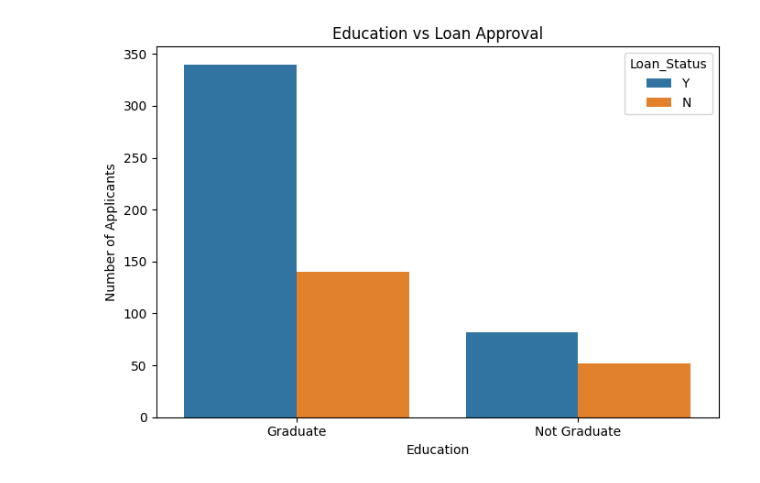
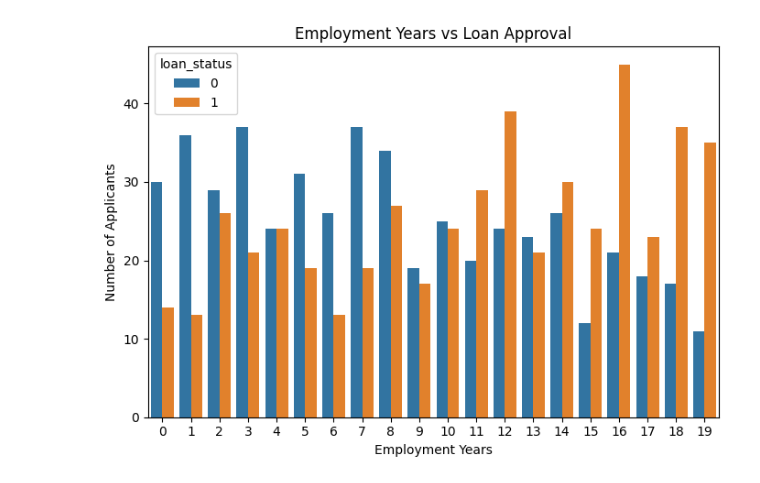
Before and after one commit to Shyam-Krishnan24/Capstone-Project-, a Jupyter notebook: Supervised_Learning/ADV_LOAN_APPROVAL/analysis/Loan_Analysis1.ipynb, the cells around one changed output. Cells and saved outputs as stored; diff of their text form; code cells hidden in the pictures.

```diff
--- a/Supervised_Learning/ADV_LOAN_APPROVAL/analysis/Loan_Analysis1.ipynb
+++ b/Supervised_Learning/ADV_LOAN_APPROVAL/analysis/Loan_Analysis1.ipynb
@@ -197,66 +203,47 @@ Name: count, dtype: int64
 # %%
-print("\n------------- credit history analysis ----------------")
-print("Credit History Frequency:")
-print(df["Credit_History"].value_counts(dropna=False))
-print("\nCredit History vs Loan Status:")
+print("\n------------- credit score analysis ----------------")
+print("Credit score summary:")
+print(df["credit_score"].describe())
+print("\nCredit score vs loan status:")
+print(pd.crosstab(df["credit_score"], df["loan_status"], dropna=False))
+print("\nLoan approval percentage by credit score:")
+print(
+    pd.crosstab(df["credit_score"], df["loan_status"], normalize="index", dropna=False)
+    .mul(100)
+    .round(2)
+)
+plt.figure(figsize=(8, 5))
+sns.histplot(
+    data=df,
+    x="credit_score",
+    hue="loan_status",
+    bins=15,
+    element="step",
+    common_norm=False,
+)
+plt.title("Credit Score Distribution by Loan Status")
+plt.xlabel("Credit Score")
+plt.ylabel("Number of Applicants")
+plt.tight_layout()
+file_path = save_plot()
+print(f"Saved plot: {file_path}")
+plt.show()
 
+print("\n --------------------employment years vs loan status--------------------")
+print(pd.crosstab(df["employment_years"], df["loan_status"]))
+print("\nLoan approval percentage by employment years:")
 print(
-    pd.crosstab(
-        df["Credit_History"],
-        df["Loan_Status"],
-        dropna=False
-    )
-)
-print("\nLoan Approval Percentage by Credit History:")
-print(
-    pd.crosstab(
-        df["Credit_History"],
-        df["Loan_Status"],
-        normalize="index",
-        dropna=False
-    ).mul(100).round(2)
+    pd.crosstab(df["employment_years"], df["loan_status"], normalize="index")
+    .mul(100)
+    .round(2)
 )
 plt.figure(figsize=(7, 5))
-
-sns.countplot(
-    data=df,
-    x="Credit_History",
-    hue="Loan_Status"
-)
-
-plt.title("Credit History vs Loan Approval")
-plt.xlabel("Credit History")
+sns.countplot(data=df, x="employment_years", hue="loan_status")
+plt.title("Employment Years vs Loan Approval")
+plt.xlabel("Employment Years")
 plt.ylabel("Number of Applicants")
-
 plt.tight_layout()
+file_path = save_plot()
+print(f"Saved plot: {file_path}")
 plt.show()
-print("\n --------------------education vs loan status--------------------")
-print(
-    pd.crosstab(
-        df["Education"],
-        df["Loan_Status"]
-    )
-)
-print("\nLoan Approval Percentage by Education:")
-print(
-    pd.crosstab(
-        df["Education"],
-        df["Loan_Status"],
-        normalize="index"
-    ).mul(100).round(2)
-)
-plt.figure(figsize=(7, 5))
-
-sns.countplot(
-    data=df,
-    x="Education",
-    hue="Loan_Status"
-)
-
-plt.title("Education vs Loan Approval")
-plt.xlabel("Education")
-plt.ylabel("Number of Applicants")
-
-plt.tight_layout()
-plt.show()
 # %% [output]
@@ -292 +285 @@ Not Graduate  38.81  61.19
-[figure, old version]
+[figure, new version]
```
Also changed, not shown: parts of 15 cells of this notebook, 23 other files.
